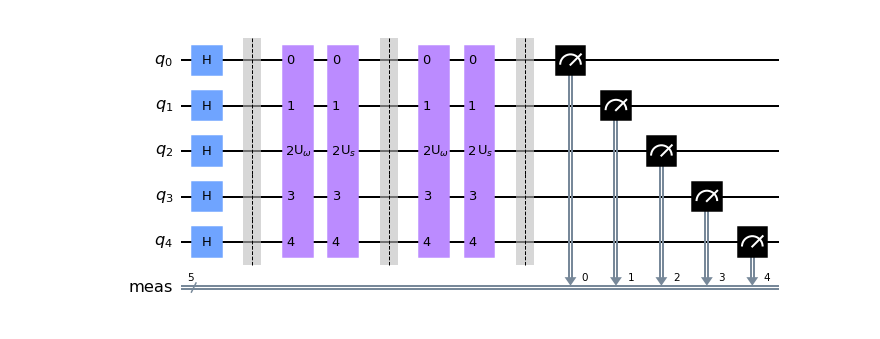
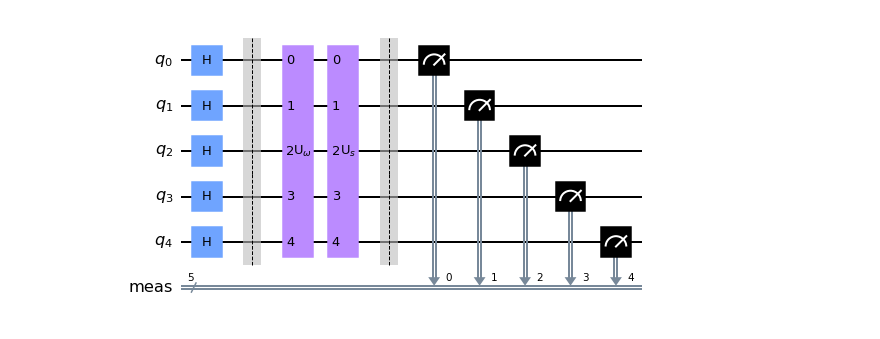
Before and after one commit to Yi-Huaaa/2022-qosf_cohort-5, a Jupyter notebook: qosf_bonus.ipynb, the cells around one changed output. Saved outputs shown, nothing was run; the diff lists cells and outputs as text; code cells hidden in the pictures.

```diff
--- a/qosf_bonus.ipynb
+++ b/qosf_bonus.ipynb
@@ -16,19 +16,3 @@ def initialize_s(qc, qubits):
     for q in qubits:
         qc.h(q)
     return qc
-# %%
-# oracle: make |00100> negative
-def oracle (nqubits):
-    qc = QuantumCircuit(nqubits)
-    # 1, CCCZ, multi-control z, place on the target
-    qc.h(0)
-    qc.mct([4,3,2,1], 0)
-    qc.h(0)
-
-    for qubit in range(nqubits):
-        qc.x(qubit)
-    qc.x(2)
-
-    U_w = qc.to_gate()
-    U_w.name = "U$_\omega$"
-    return U_w
@@ -59,19 +93,15 @@ def diffuser(nqubits):
 # %%
 n = 5
 grover_circuit = QuantumCircuit(n)
 grover_circuit = initialize_s(grover_circuit, [0,1,2,3,4])
 grover_circuit.barrier()
 grover_circuit.append(oracle(n), [0,1,2,3,4])
 grover_circuit.append(diffuser(n), [0,1,2,3,4])
-grover_circuit.barrier()
-grover_circuit.append(oracle(n), [0,1,2,3,4])
-grover_circuit.append(diffuser(n), [0,1,2,3,4])
-
 
 grover_circuit.measure_all()
 grover_circuit.draw()
 # %% [output]
-[figure, old version]
+[figure, new version]
 # %%
 aer_sim = Aer.get_backend('aer_simulator')
 transpiled_grover_circuit = transpile(grover_circuit, aer_sim)
```
Also changed, not shown: parts of 5 cells of this notebook, 3 other files.
